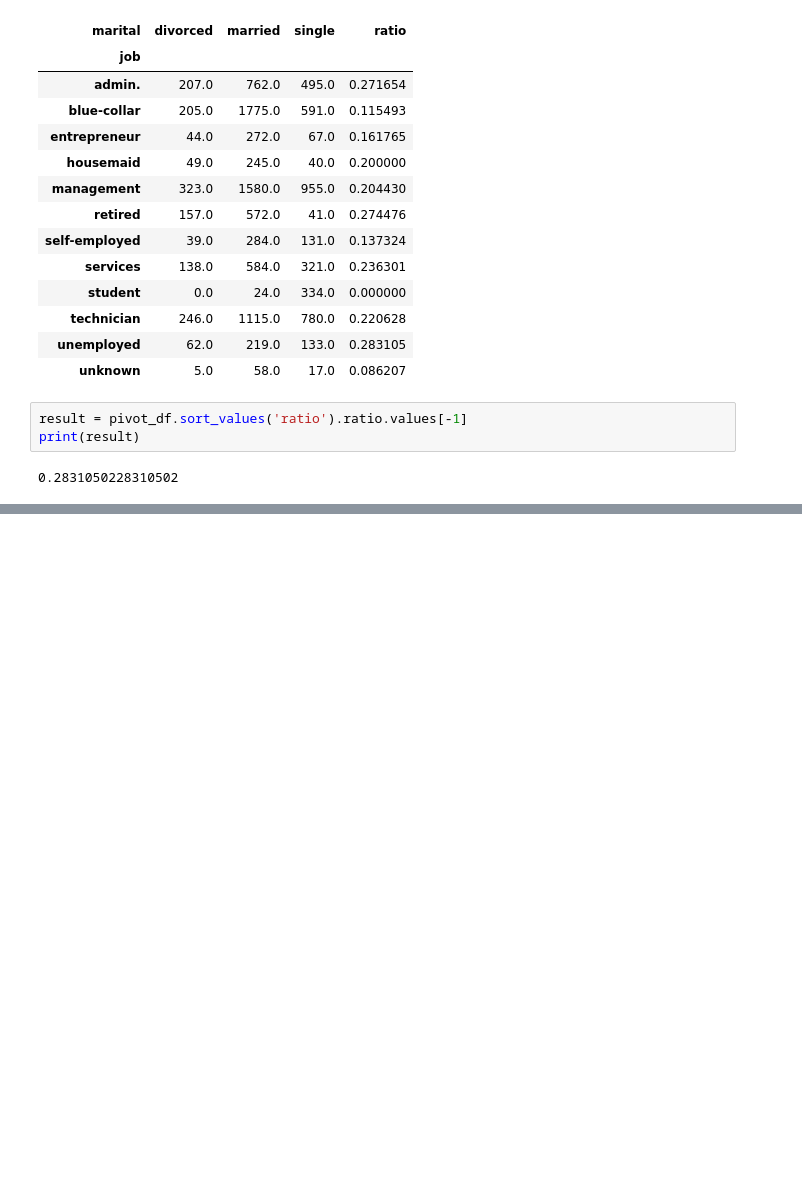
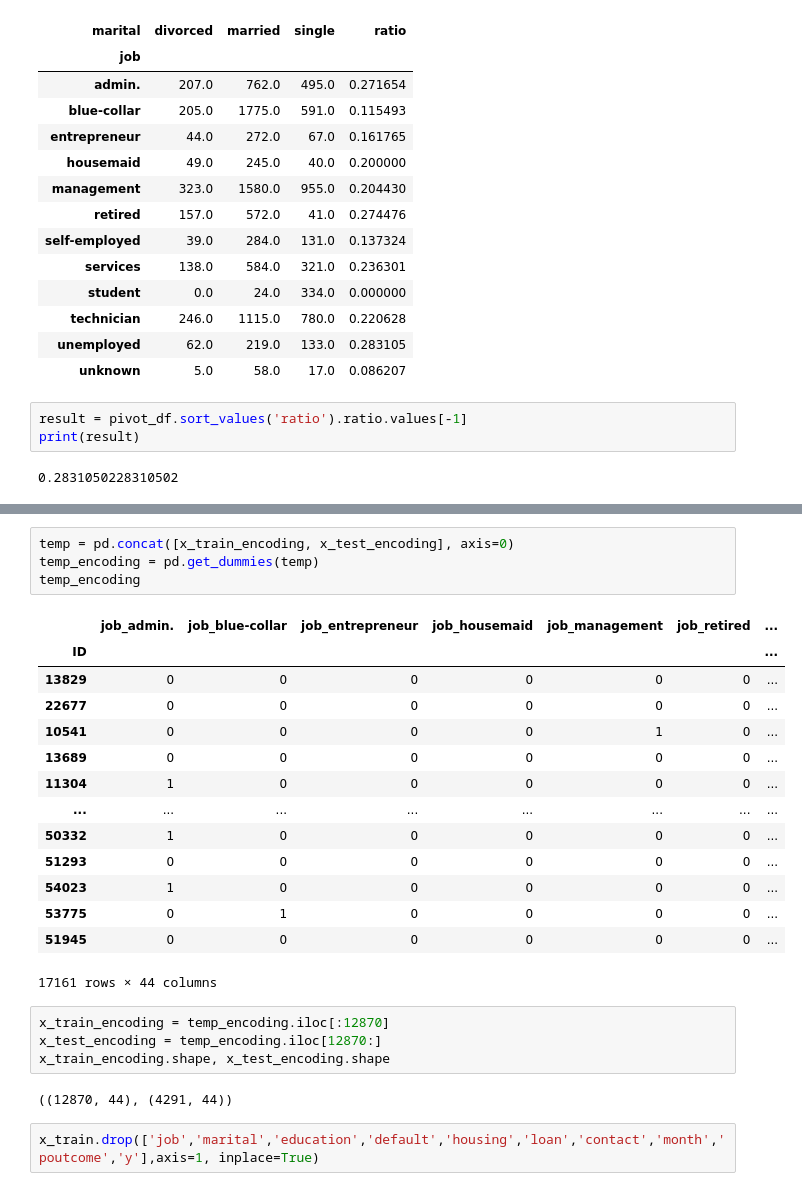
Before and after one commit to hyunji2776/bigdata, a Jupyter notebook: DataManim_Test1.ipynb, the cells around one changed output, grey strips where cells are left out. Saved outputs shown, nothing was run; the diff lists cells and outputs as text; blank space fills up the shorter version.

```diff
--- a/DataManim_Test1.ipynb
+++ b/DataManim_Test1.ipynb
@@ -246,0 +380,27 @@ print(result)
+# %%
+temp = pd.concat([x_train_encoding, x_test_encoding], axis=0)
+temp_encoding = pd.get_dummies(temp)
+temp_encoding
+# %% [output]
+|  | job_admin. | job_blue-collar | job_entrepreneur | job_housemaid | job_management | job_retired | ... |
+| ID |  |  |  |  |  |  | ... |
+| 13829 | 0 | 0 | 0 | 0 | 0 | 0 | ... |
+| 22677 | 0 | 0 | 0 | 0 | 0 | 0 | ... |
+| 10541 | 0 | 0 | 0 | 0 | 1 | 0 | ... |
+| 13689 | 0 | 0 | 0 | 0 | 0 | 0 | ... |
+| 11304 | 1 | 0 | 0 | 0 | 0 | 0 | ... |
+| ... | ... | ... | ... | ... | ... | ... | ... |
+| 50332 | 1 | 0 | 0 | 0 | 0 | 0 | ... |
+| 51293 | 0 | 0 | 0 | 0 | 0 | 0 | ... |
+| 54023 | 1 | 0 | 0 | 0 | 0 | 0 | ... |
+| 53775 | 0 | 1 | 0 | 0 | 0 | 0 | ... |
+| 51945 | 0 | 0 | 0 | 0 | 0 | 0 | ... |
+17161 rows × 44 columns
+# %%
+x_train_encoding = temp_encoding.iloc[:12870]
+x_test_encoding = temp_encoding.iloc[12870:]
+x_train_encoding.shape, x_test_encoding.shape
+# %% [output]
+((12870, 44), (4291, 44))
+# %%
+x_train.drop(['job','marital','education','default','housing','loan','contact','month','poutcome','y'],axis=1, inplace=True)
```
Also changed, not shown: parts of 24 cells of this notebook.
